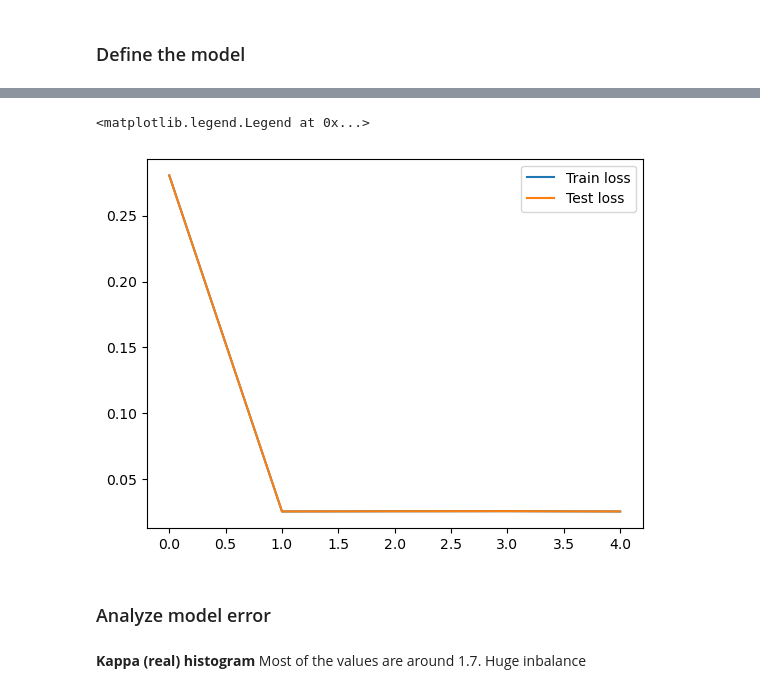
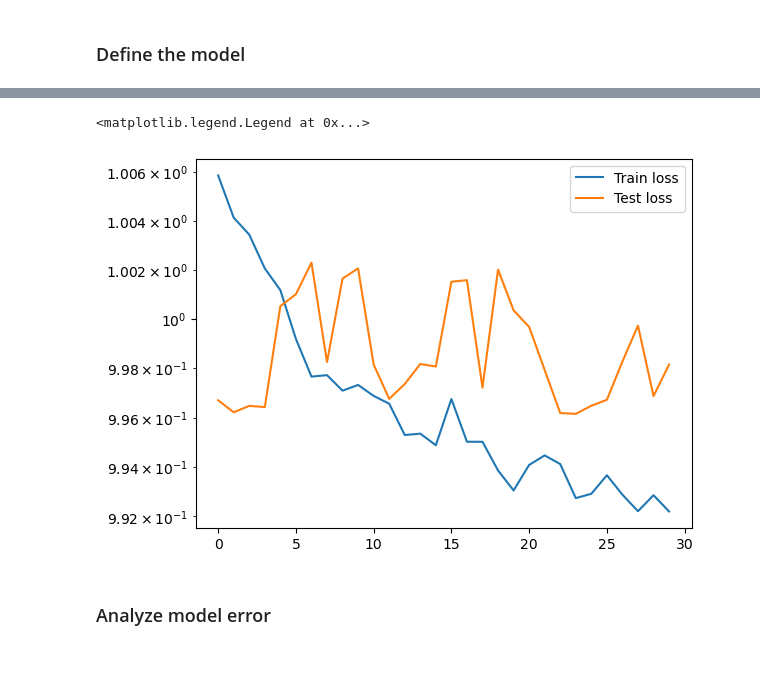
Before and after one commit to javierhndev/fdp-demo, a Jupyter notebook: modeling.ipynb, the cells around one changed output, grey strips where cells are left out. Drawn from its saved outputs; the diff is of its cells as text; code cells hidden in the pictures; blank space fills up the shorter version.

```diff
--- a/modeling.ipynb
+++ b/modeling.ipynb
@@ -43,5 +122,17 @@ y_tensor=torch.tensor(y)
 x_tensor=torch.tensor(x)
 x_tensor = torch.unsqueeze(x_tensor,1) #add channdel dimension (to be consistent with Pytorch standard)
 print(x_tensor.shape)
-dataset=TensorDataset(x_tensor,y_tensor)
+
+#normalize x
+#x_mean = x_tensor.mean()
+#x_std = x_tensor.std()
+#x_tensor_normalized = (x_tensor - x_mean) / x_std
+x_tensor_normalized = normalize_to_range(x_tensor)
+
+#normalize y
+y_mean = y_tensor.mean()
+y_std = y_tensor.std()
+y_tensor_normalized = (y_tensor - y_mean) / y_std
+
+dataset=TensorDataset(x_tensor_normalized,y_tensor_normalized)
 # %% [output]
@@ -50,9 +151,9 @@ torch.Size([50000, 1, 65, 65])
 #split in to train(70%) and test(30%) datasets
 train_dataset, test_dataset = random_split(dataset,[0.7,0.3])
 # %%
-batch_size=128
-train_dataloader=DataLoader(train_dataset,batch_size=batch_size,shuffle=True)
-test_dataloader=DataLoader(train_dataset,batch_size=batch_size)
+batch_size=64
+train_dataloader=DataLoader(train_dataset,batch_size=batch_size,pin_memory=True,shuffle=True)
+test_dataloader=DataLoader(test_dataset,batch_size=batch_size,pin_memory=True)
 # %%
 #calculate the number of 'steps' in the training(testing) loop for future calculations
 train_steps=len(train_dataloader.dataset)//batch_size
@@ -97,29 +270,40 @@ class CNN(nn.Module):
 # %%
 #hyperparameters
 learning_rate=0.001
-epochs=5
+epochs=30
+#weight_decay = 1e-4  # L2 regularization
 # %%
+%%time
 model=CNN()
+model.to(device)
 optim=torch.optim.Adam(model.parameters(),lr=learning_rate)
+#optim=torch.optim.AdamW(model.parameters(),lr=learning_rate, weight_decay=weight_decay)
 loss_fn=nn.MSELoss()
+#loss_fn=nn.L1Loss()
 train_loss_list=[]
 test_loss_list=[]
 for e in range(epochs):
     #train
+    model.train()
     train_loss=0
     for fluxsurf,kappa in train_dataloader:
+        fluxsurf = fluxsurf.to(device)
+        kappa = kappa.to(device)
         predict = model(fluxsurf)
         loss=loss_fn(predict,kappa)
         optim.zero_grad()
         loss.backward()
         optim.step()
         train_loss+=loss.item()
-    train_loss=train_loss/train_steps #average of losses in the loop
+    train_loss=train_loss/train_steps #average loss in the train loop
 
     #test
     test_loss=0
     with torch.no_grad():
+        model.eval()
         for fluxsurf,kappa in test_dataloader:
+            fluxsurf = fluxsurf.to(device)
+            kappa = kappa.to(device)
             predict=model(fluxsurf)
             loss=loss_fn(predict,kappa)
             test_loss+=loss.item()
@@ -137,12 +333,10 @@ Current epoch:5,  training loss:0.0255,  test loss0.0248
 # %%
 plt.plot(train_loss_list,label='Train loss')
-plt.plot(train_loss_list,label='Test loss')
+plt.plot(test_loss_list,label='Test loss')
+plt.yscale('log')
 plt.legend()
 # %% [output]
 <matplotlib.legend.Legend at 0x...>
-[figure, old version]
+[figure, new version]
 # %% [markdown]
 ### Analyze model error
-# %% [markdown]
-**Kappa (real) histogram**
-Most of the values are around 1.7. Huge inbalance
```
Also changed, not shown: parts of 25 cells of this notebook, 3 other files.
